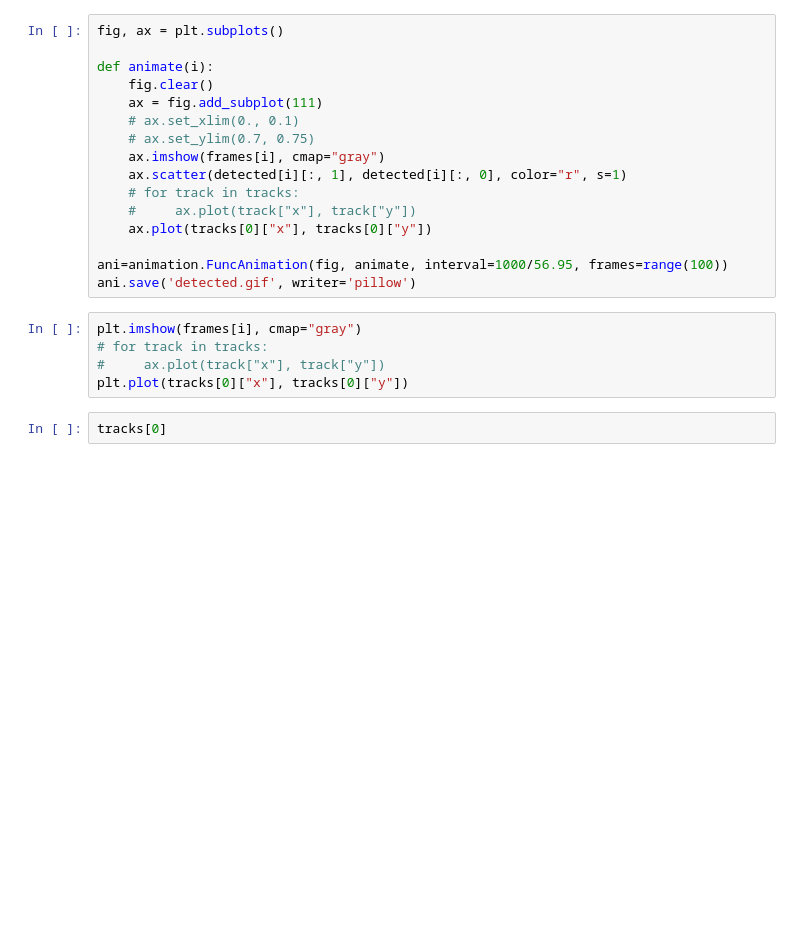
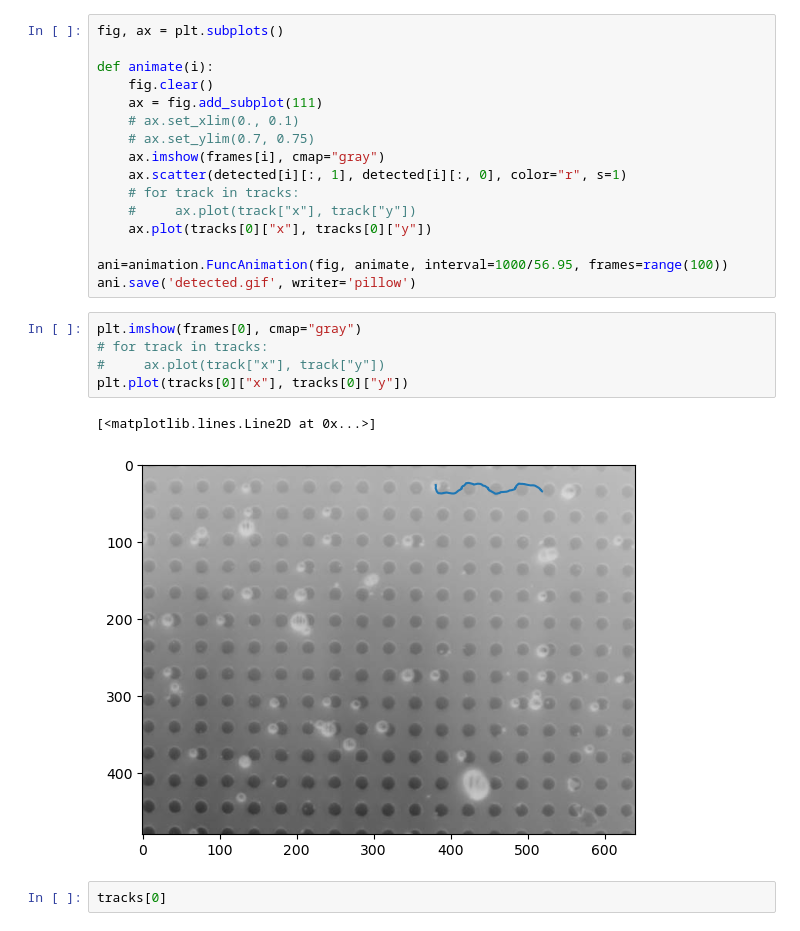
Before and after one commit to bucket420/ParticleTracking, a Jupyter notebook: detect.ipynb, the cells around one changed output. Cells and saved outputs as stored; diff of their text form; blank space fills up the shorter version.

```diff
--- a/detect.ipynb
+++ b/detect.ipynb
@@ -117,10 +117,13 @@ def animate(i):
 ani=animation.FuncAnimation(fig, animate, interval=1000/56.95, frames=range(100))
 ani.save('detected.gif', writer='pillow')
 # %%
-plt.imshow(frames[i], cmap="gray")
+plt.imshow(frames[0], cmap="gray")
 # for track in tracks:
 #     ax.plot(track["x"], track["y"])
 plt.plot(tracks[0]["x"], tracks[0]["y"])
+# %% [output]
+[<matplotlib.lines.Line2D at 0x...>]
+[figure, added]
 # %%
 tracks[0]
 # %% [output]
```
